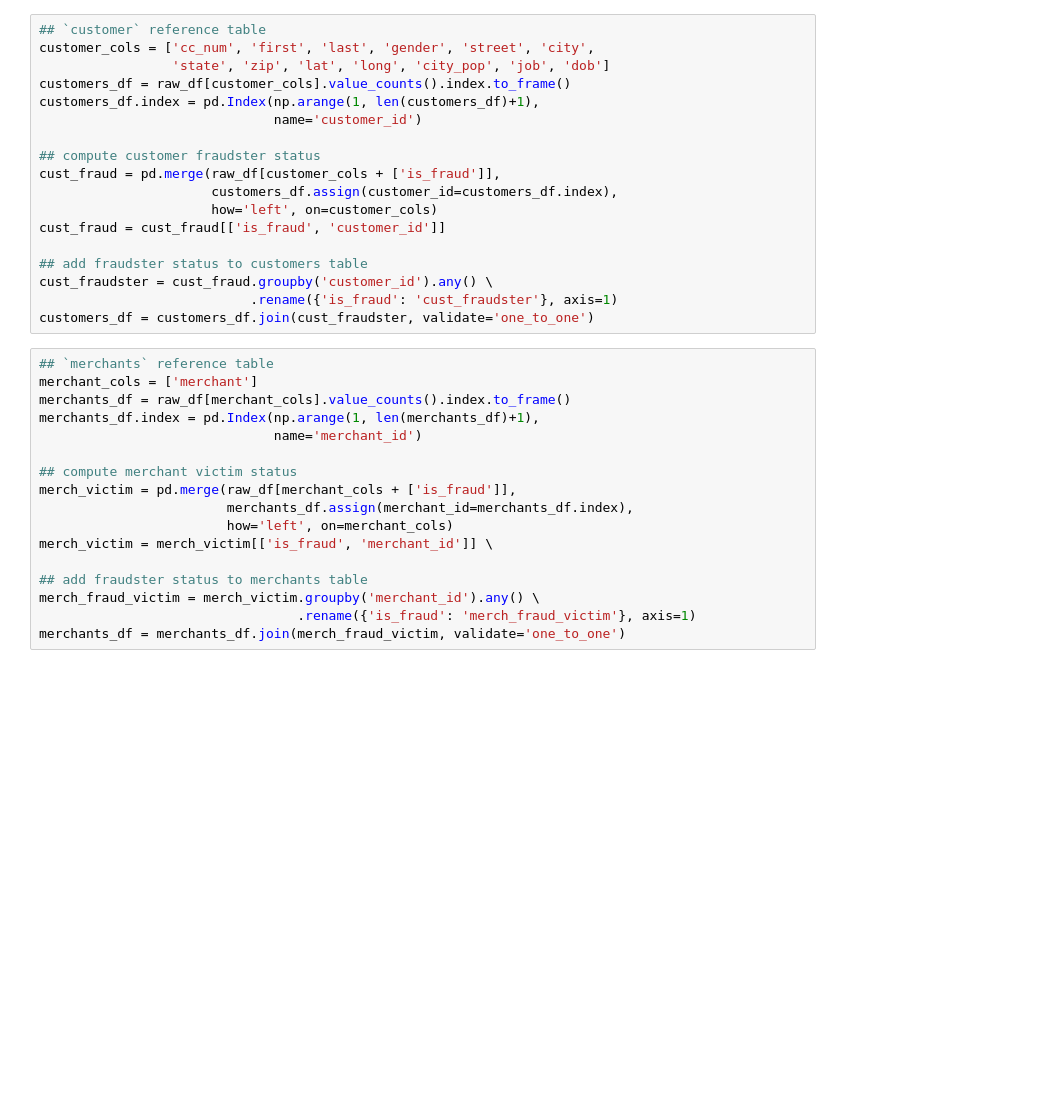
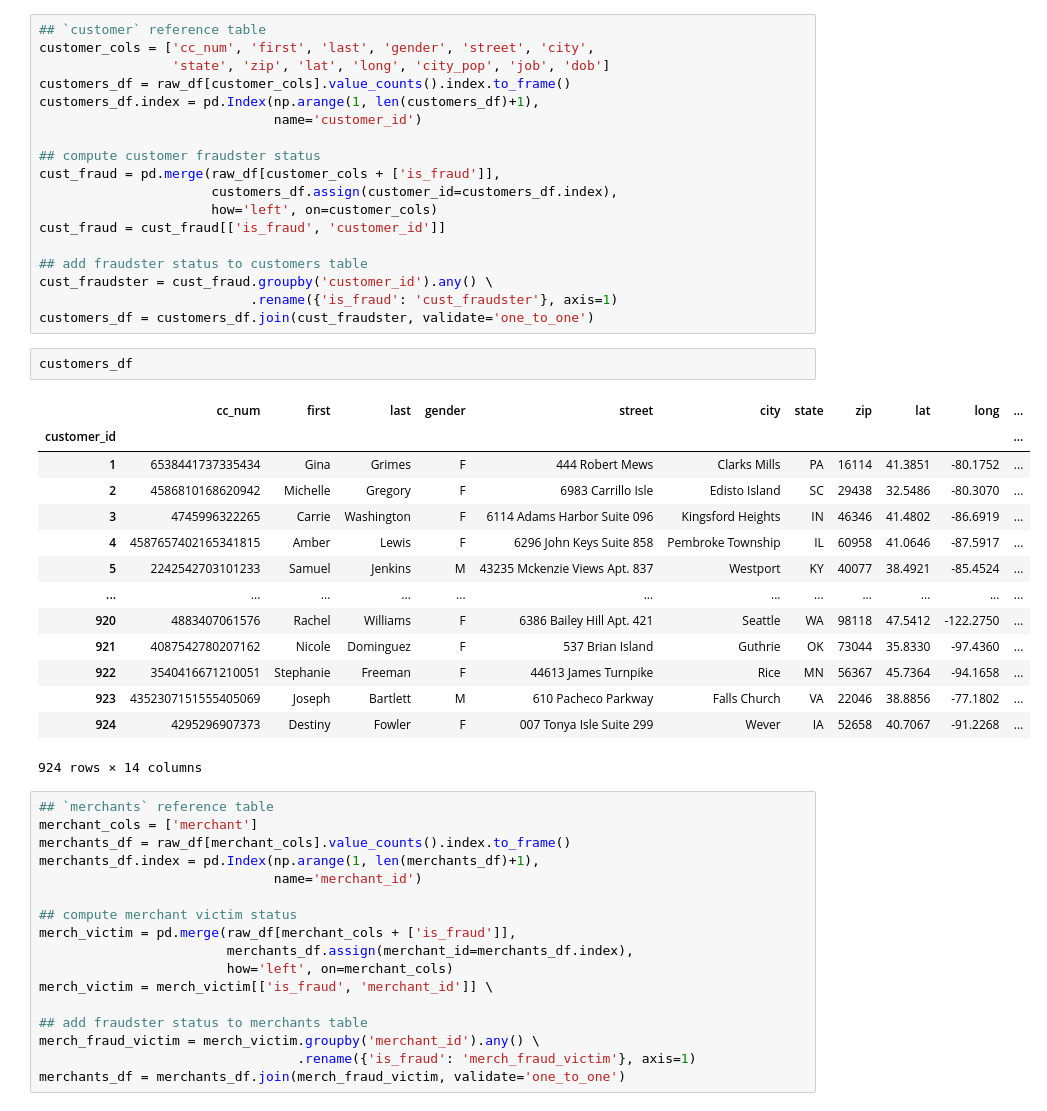
Before and after one commit to netesf13d/jedha-projects, a Jupyter notebook: 2-03-Automatic_Fraud_Detection/Automatic_Fraud_Detection - study.ipynb, the cells around one changed output. Drawn from its saved outputs; the diff is of its cells as text; blank space fills up the shorter version.

```diff
--- a/2-03-Automatic_Fraud_Detection/Automatic_Fraud_Detection - study.ipynb
+++ b/2-03-Automatic_Fraud_Detection/Automatic_Fraud_Detection - study.ipynb
@@ -122,6 +122,23 @@ cust_fraud = cust_fraud[['is_fraud', 'customer_id']]
 cust_fraudster = cust_fraud.groupby('customer_id').any() \
                            .rename({'is_fraud': 'cust_fraudster'}, axis=1)
 customers_df = customers_df.join(cust_fraudster, validate='one_to_one')
+# %%
+customers_df
+# %% [output]
+|  | cc_num | first | last | gender | street | city | state | zip | lat | long | ... |
+| customer_id |  |  |  |  |  |  |  |  |  |  | ... |
+| 1 | 6538441737335434 | Gina | Grimes | F | 444 Robert Mews | Clarks Mills | PA | 16114 | 41.3851 | -80.1752 | ... |
+| 2 | 4586810168620942 | Michelle | Gregory | F | 6983 Carrillo Isle | Edisto Island | SC | 29438 | 32.5486 | -80.3070 | ... |
+| 3 | 4745996322265 | Carrie | Washington | F | 6114 Adams Harbor Suite 096 | Kingsford Heights | IN | 46346 | 41.4802 | -86.6919 | ... |
+| 4 | 4587657402165341815 | Amber | Lewis | F | 6296 John Keys Suite 858 | Pembroke Township | IL | 60958 | 41.0646 | -87.5917 | ... |
+| 5 | 2242542703101233 | Samuel | Jenkins | M | 43235 Mckenzie Views Apt. 837 | Westport | KY | 40077 | 38.4921 | -85.4524 | ... |
+| ... | ... | ... | ... | ... | ... | ... | ... | ... | ... | ... | ... |
+| 920 | 4883407061576 | Rachel | Williams | F | 6386 Bailey Hill Apt. 421 | Seattle | WA | 98118 | 47.5412 | -122.2750 | ... |
+| 921 | 4087542780207162 | Nicole | Dominguez | F | 537 Brian Island | Guthrie | OK | 73044 | 35.8330 | -97.4360 | ... |
+| 922 | 3540416671210051 | Stephanie | Freeman | F | 44613 James Turnpike | Rice | MN | 56367 | 45.7364 | -94.1658 | ... |
+| 923 | 4352307151555405069 | Joseph | Bartlett | M | 610 Pacheco Parkway | Falls Church | VA | 22046 | 38.8856 | -77.1802 | ... |
+| 924 | 4295296907373 | Destiny | Fowler | F | 007 Tonya Isle Suite 299 | Wever | IA | 52658 | 40.7067 | -91.2268 | ... |
+924 rows × 14 columns
 # %%
 ## `merchants` reference table
 merchant_cols = ['merchant']
```
Also changed, not shown: parts of 1 cell of this notebook, 7 other files.
